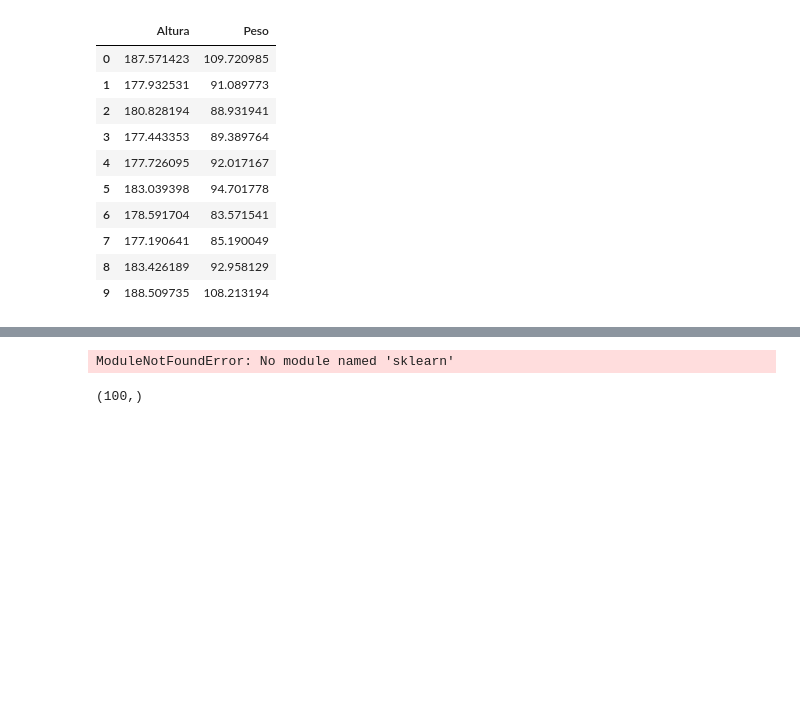
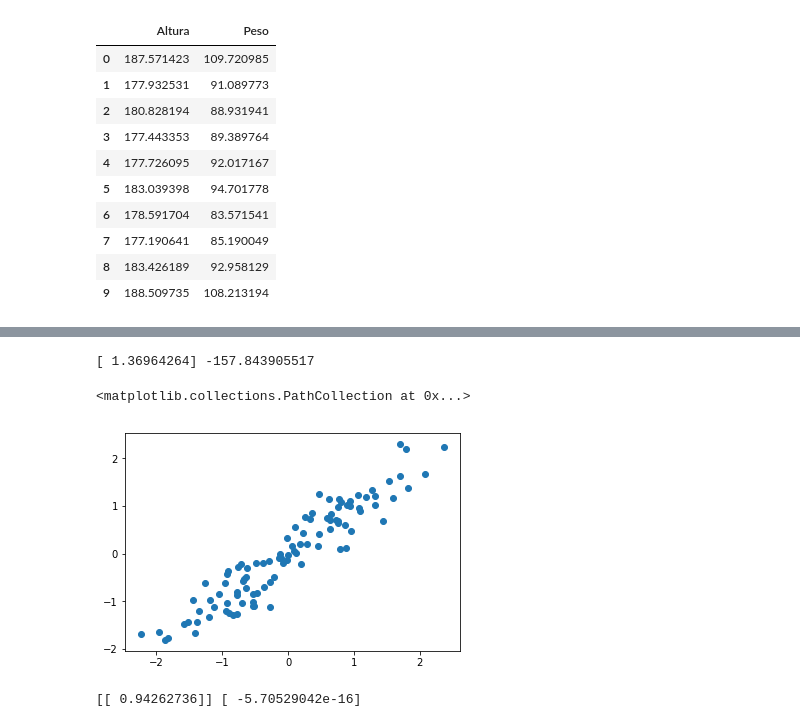
Before and after one commit to arnaldog12/Manual-Pratico-Deep-Learning, a Jupyter notebook: Perceptron.ipynb, the cells around one changed output, grey strips where cells are left out. Saved outputs shown, nothing was run; the diff lists cells and outputs as text; code cells hidden in the pictures; blank space fills up the shorter version.

```diff
--- a/Perceptron.ipynb
+++ b/Perceptron.ipynb
@@ -63,11 +77,18 @@ interactive_plot
 from sklearn.linear_model import LinearRegression
 
 reg = LinearRegression()
-reg.fit(x.reshape(-1,1), y)
+reg.fit(x.values.reshape(-1,1), y)
 print(reg.coef_, reg.intercept_)
 # %% [output]
-ModuleNotFoundError: No module named 'sklearn'
+[ 1.36964264] -157.843905517
-# %%
-x.shape
-# %% [output]
-(100,)
+# %%
+from sklearn.preprocessing import StandardScaler
+
+std = StandardScaler()
+x_std = std.fit_transform(x.values.reshape(-1,1))
+y_std = std.fit_transform(y.values.reshape(-1,1))
+
+plt.scatter(x_std, y_std)
+# %% [output]
+<matplotlib.collections.PathCollection at 0x...>
+[figure, added]
@@ -73,0 +119,8 @@ x.shape
+# %%
+from sklearn.linear_model import LinearRegression
+
+reg = LinearRegression()
+reg.fit(x_std.reshape(-1,1), y_std)
+print(reg.coef_, reg.intercept_)
+# %% [output]
+[[ 0.94262736]] [ -5.70529042e-16]
```
Also changed, not shown: parts of 11 cells of this notebook, 1 other file.
